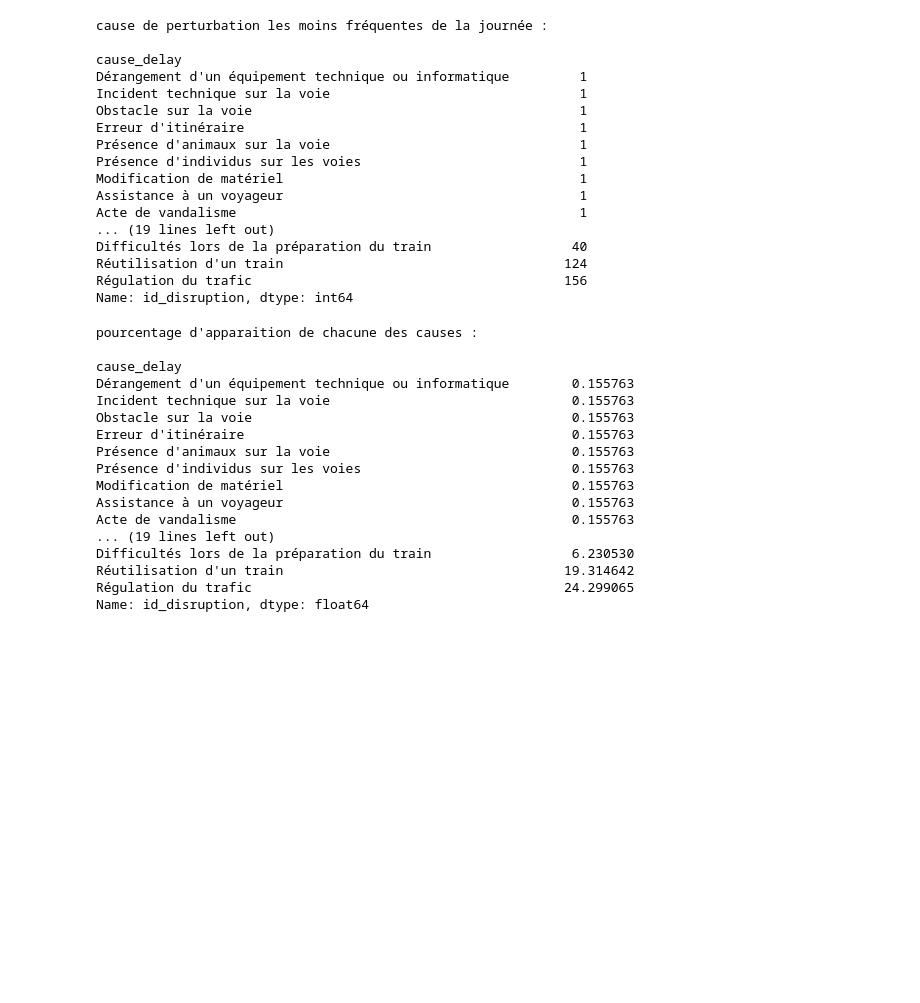
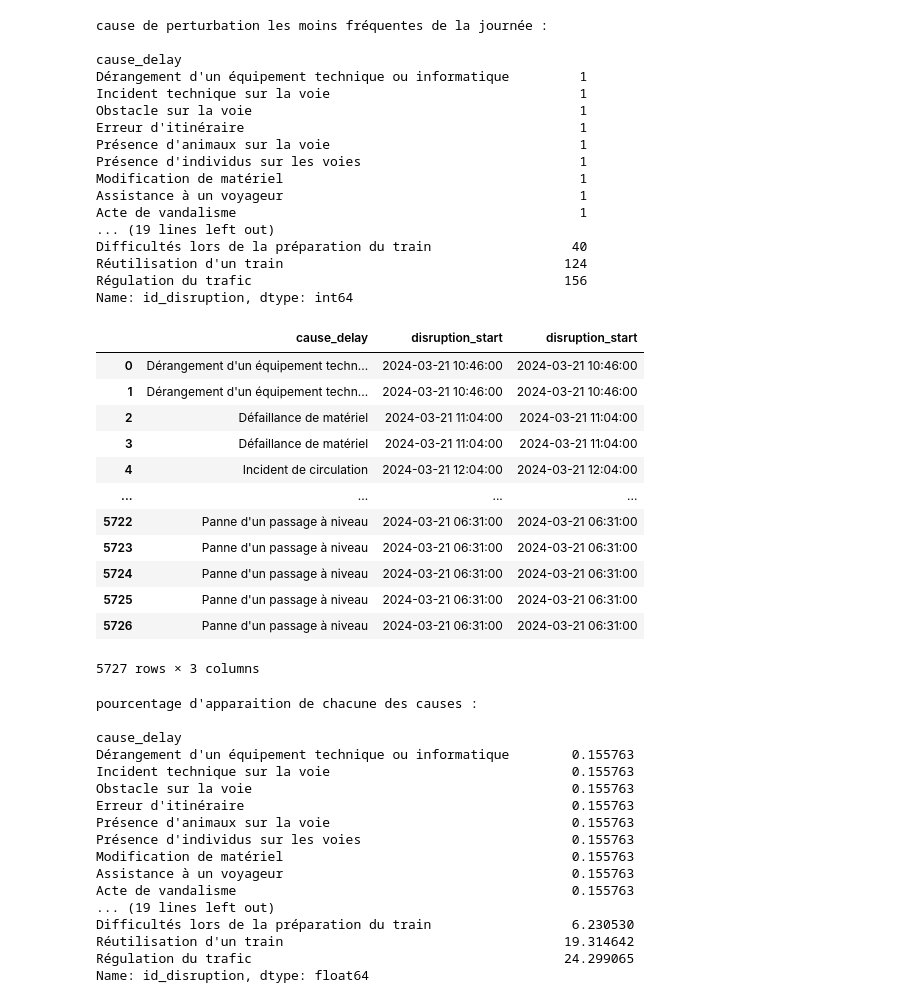
Before and after one commit to KylianSts/Perturbations_transport_public, a Jupyter notebook: TGV_TER_database_analysis.ipynb, the cells around one changed output. Saved outputs shown, nothing was run; the diff lists cells and outputs as text; code cells hidden in the pictures; blank space fills up the shorter version.

```diff
--- a/TGV_TER_database_analysis.ipynb
+++ b/TGV_TER_database_analysis.ipynb
@@ -681,6 +681,22 @@ Difficultés lors de la préparation du train                  40
 Réutilisation d'un train                                    124
 Régulation du trafic                                        156
 Name: id_disruption, dtype: int64
+# %%
+df_disruption[['cause_delay','disruption_start','disruption_start']]
+# %% [output]
+|  | cause_delay | disruption_start | disruption_start |
+| 0 | Dérangement d'un équipement techn... | 2024-03-21 10:46:00 | 2024-03-21 10:46:00 |
+| 1 | Dérangement d'un équipement techn... | 2024-03-21 10:46:00 | 2024-03-21 10:46:00 |
+| 2 | Défaillance de matériel | 2024-03-21 11:04:00 | 2024-03-21 11:04:00 |
+| 3 | Défaillance de matériel | 2024-03-21 11:04:00 | 2024-03-21 11:04:00 |
+| 4 | Incident de circulation | 2024-03-21 12:04:00 | 2024-03-21 12:04:00 |
+| ... | ... | ... | ... |
+| 5722 | Panne d'un passage à niveau | 2024-03-21 06:31:00 | 2024-03-21 06:31:00 |
+| 5723 | Panne d'un passage à niveau | 2024-03-21 06:31:00 | 2024-03-21 06:31:00 |
+| 5724 | Panne d'un passage à niveau | 2024-03-21 06:31:00 | 2024-03-21 06:31:00 |
+| 5725 | Panne d'un passage à niveau | 2024-03-21 06:31:00 | 2024-03-21 06:31:00 |
+| 5726 | Panne d'un passage à niveau | 2024-03-21 06:31:00 | 2024-03-21 06:31:00 |
+5727 rows × 3 columns
 # %%
 print("pourcentage d'apparaition de chacune des causes : \n\n" + str(most_causes_disruption/nb_disruption*100))
 # %% [output]
```
Also changed, not shown: parts of 9 cells of this notebook.
